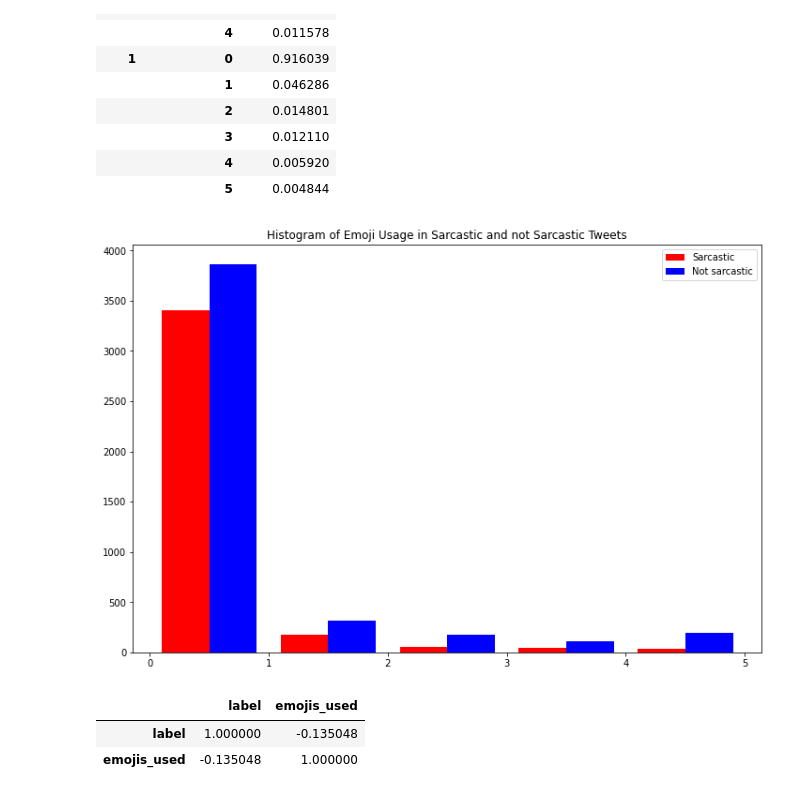
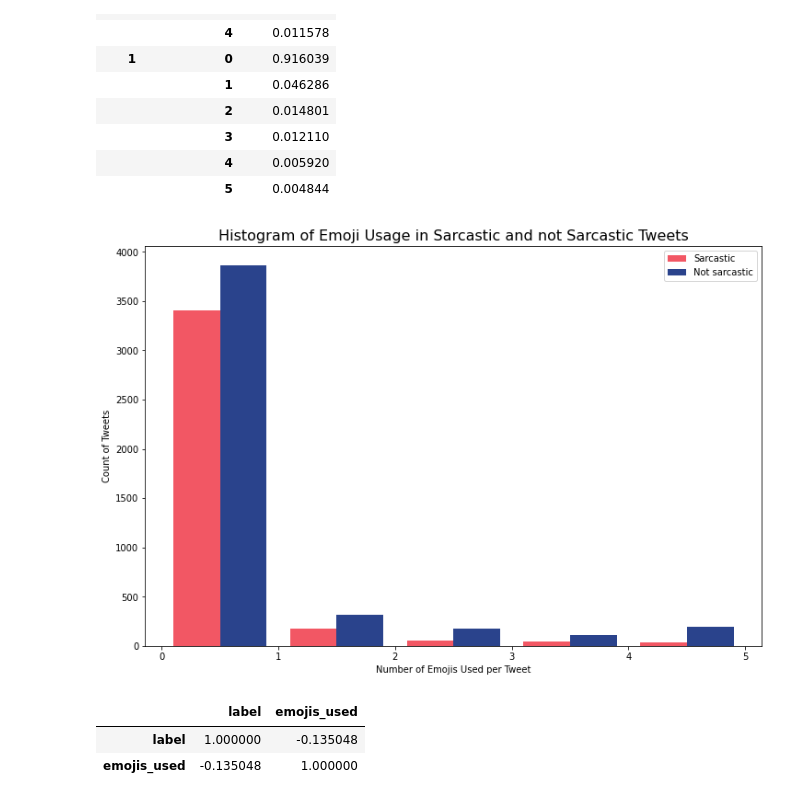
Before and after one commit to krking1512/Capstone, a Jupyter notebook: Code/Cleaning_and_EDA.ipynb, the cells around one changed output. Saved outputs shown, nothing was run; the diff lists cells and outputs as text; code cells hidden in the pictures.

```diff
--- a/Code/Cleaning_and_EDA.ipynb
+++ b/Code/Cleaning_and_EDA.ipynb
@@ -145,11 +146,14 @@ pd.DataFrame(data.groupby(data['label'])['emojis_used'].value_counts(normalize =
 # %%
 # Let's see how emoji usage relates to the labeling of sarcastic or not
 plt.figure(figsize = (12,8))
-plt.hist([data.loc[data['label']==1]['emojis_used'], data.loc[data['label']==0]['emojis_used']], bins = [0,1,2,3,4,5], color = ['Red','Blue'])
+plt.hist([data.loc[data['label']==1]['emojis_used'], data.loc[data['label']==0]['emojis_used']], bins = [0,1,2,3,4,5], color = ['#f25764','#2a438c'])
 plt.legend(labels = ['Sarcastic','Not sarcastic'])
-plt.title('Histogram of Emoji Usage in Sarcastic and not Sarcastic Tweets');
+plt.title('Histogram of Emoji Usage in Sarcastic and not Sarcastic Tweets', size = 16);
+plt.xlabel("Number of Emojis Used per Tweet")
+plt.ylabel('Count of Tweets')
+plt.savefig("../Images/histogram_of_emoji_usage.png")
 # %% [output]
-[figure, old version]
+[figure, new version]
 # %%
 def pull_emojis(column):
     emoji_list = [c for c in column if c in emoji.UNICODE_EMOJI]
```
Also changed, not shown: parts of 15 cells of this notebook, 9 other files.
